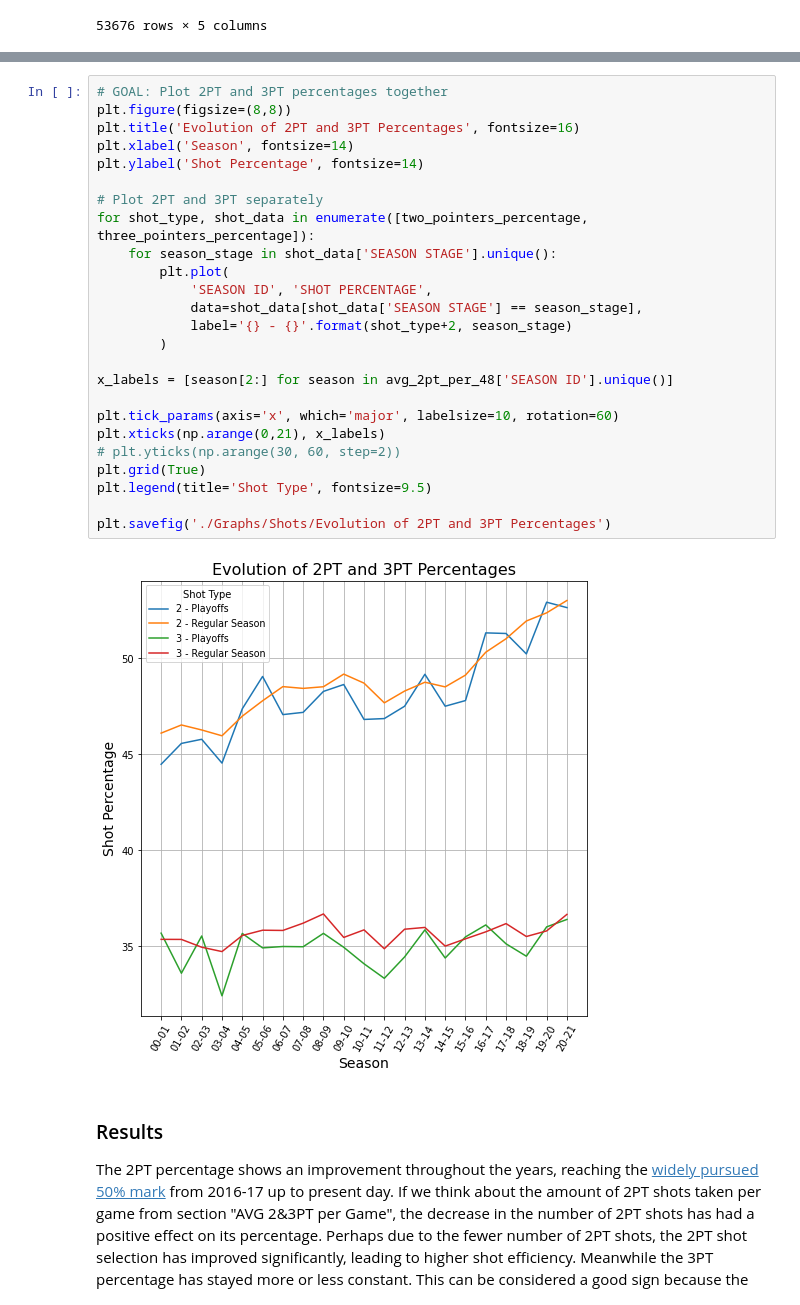
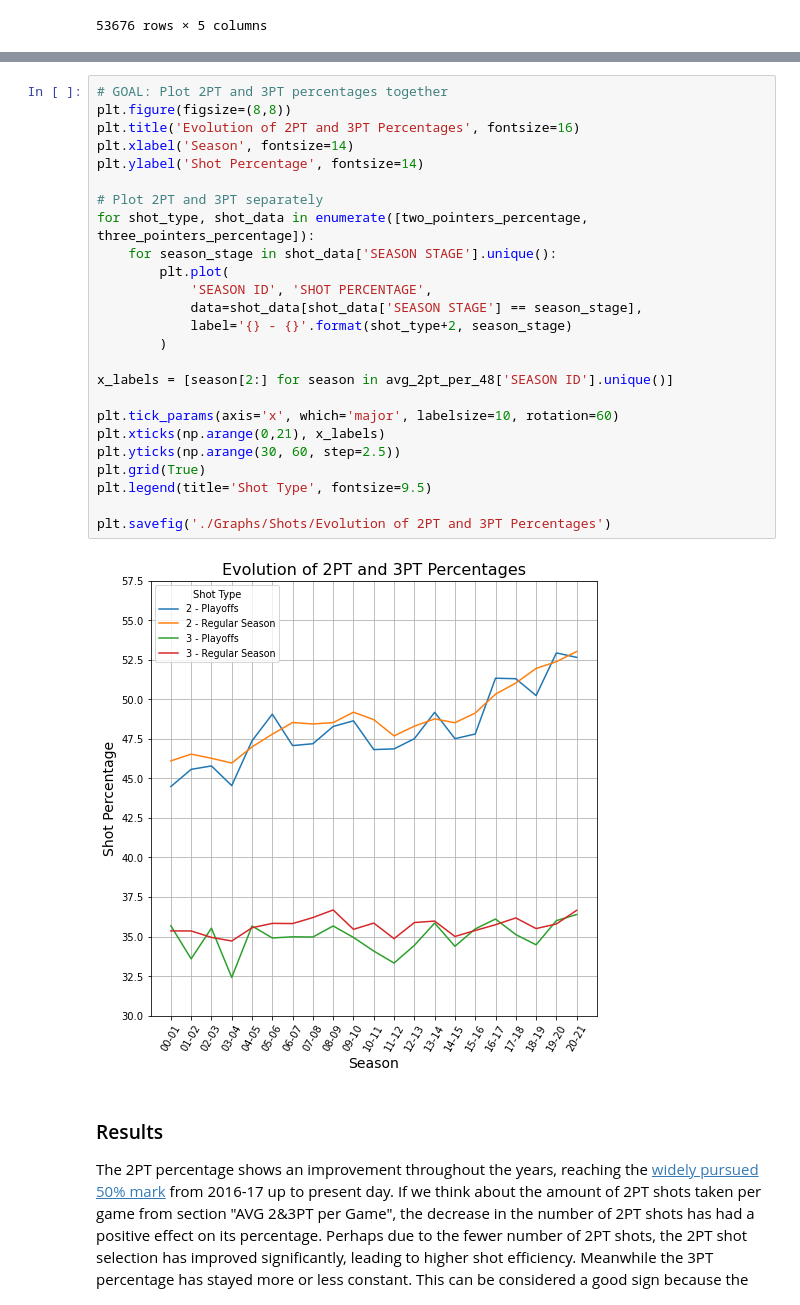
Before and after one commit to kmcsquared/TFM, a Jupyter notebook: shots.ipynb, the cells around one changed output, grey strips where cells are left out. Cells and saved outputs as stored; diff of their text form.

```diff
--- a/shots.ipynb
+++ b/shots.ipynb
@@ -598,30 +597,30 @@ two_pointers_percentage.head()
 # %%
 # GOAL: Plot 2PT and 3PT percentages together
 plt.figure(figsize=(8,8))
 plt.title('Evolution of 2PT and 3PT Percentages', fontsize=16)
 plt.xlabel('Season', fontsize=14)
 plt.ylabel('Shot Percentage', fontsize=14)
 
 # Plot 2PT and 3PT separately
 for shot_type, shot_data in enumerate([two_pointers_percentage, three_pointers_percentage]):
     for season_stage in shot_data['SEASON STAGE'].unique():
         plt.plot(
             'SEASON ID', 'SHOT PERCENTAGE',
             data=shot_data[shot_data['SEASON STAGE'] == season_stage],
             label='{} - {}'.format(shot_type+2, season_stage)
         )
 
 x_labels = [season[2:] for season in avg_2pt_per_48['SEASON ID'].unique()]
 
 plt.tick_params(axis='x', which='major', labelsize=10, rotation=60)
 plt.xticks(np.arange(0,21), x_labels)
-# plt.yticks(np.arange(30, 60, step=2))
+plt.yticks(np.arange(30, 60, step=2.5))
 plt.grid(True)
 plt.legend(title='Shot Type', fontsize=9.5)
 
 plt.savefig('./Graphs/Shots/Evolution of 2PT and 3PT Percentages')
 # %% [output]
-[figure, old version]
+[figure, new version]
 # %% [markdown]
 ### Results
 The 2PT percentage shows an improvement throughout the years, reaching the [widely pursued 50% mark](https://en.wikipedia.org/wiki/50%E2%80%9340%E2%80%9390_club) from 2016-17 up to present day. If we think about the amount of 2PT shots taken per game from section "AVG 2&3PT per Game", the decrease in the number of 2PT shots has had a positive effect on its percentage. Perhaps due to the fewer number of 2PT shots, the 2PT shot selection has improved significantly, leading to higher shot efficiency. Meanwhile the 3PT percentage has stayed more or less constant. This can be considered a good sign because the number of 3PT shots taken per 48 has increased a lot throughout the years without causing a decrease in the 3PT percentage.
```
Also changed, not shown: parts of 23 cells of this notebook, 1 other file.
